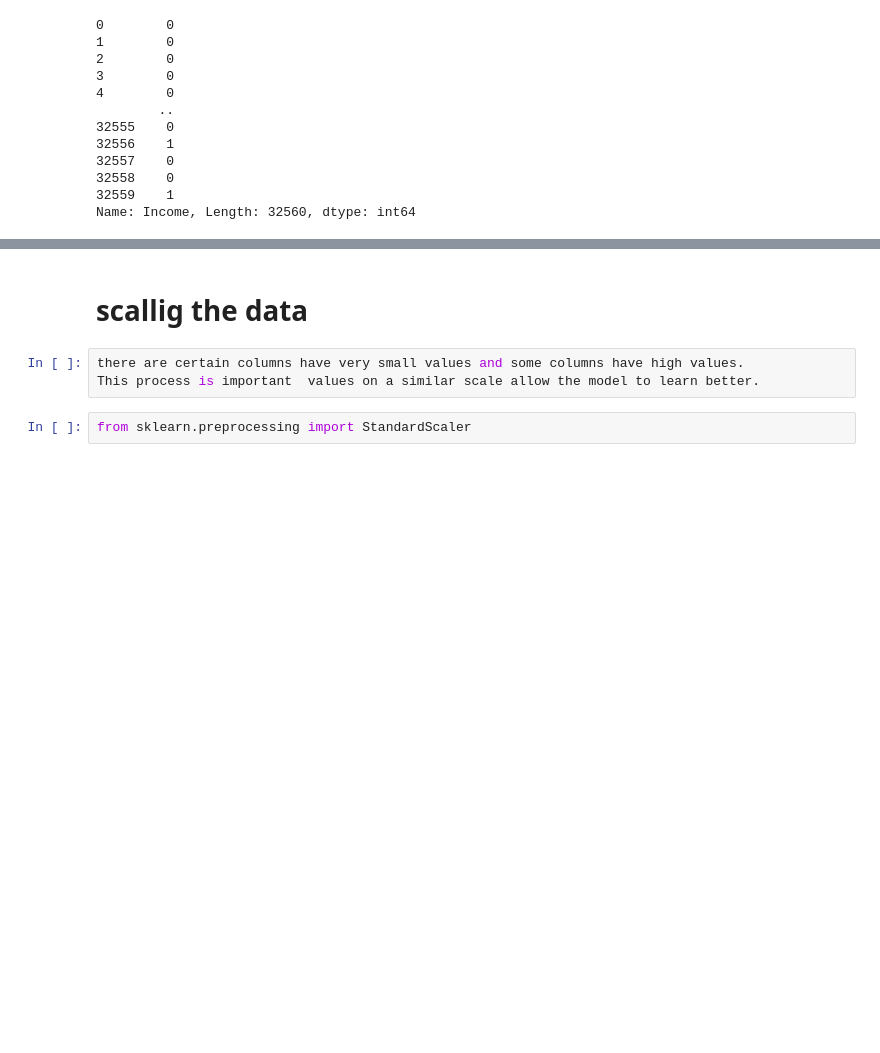
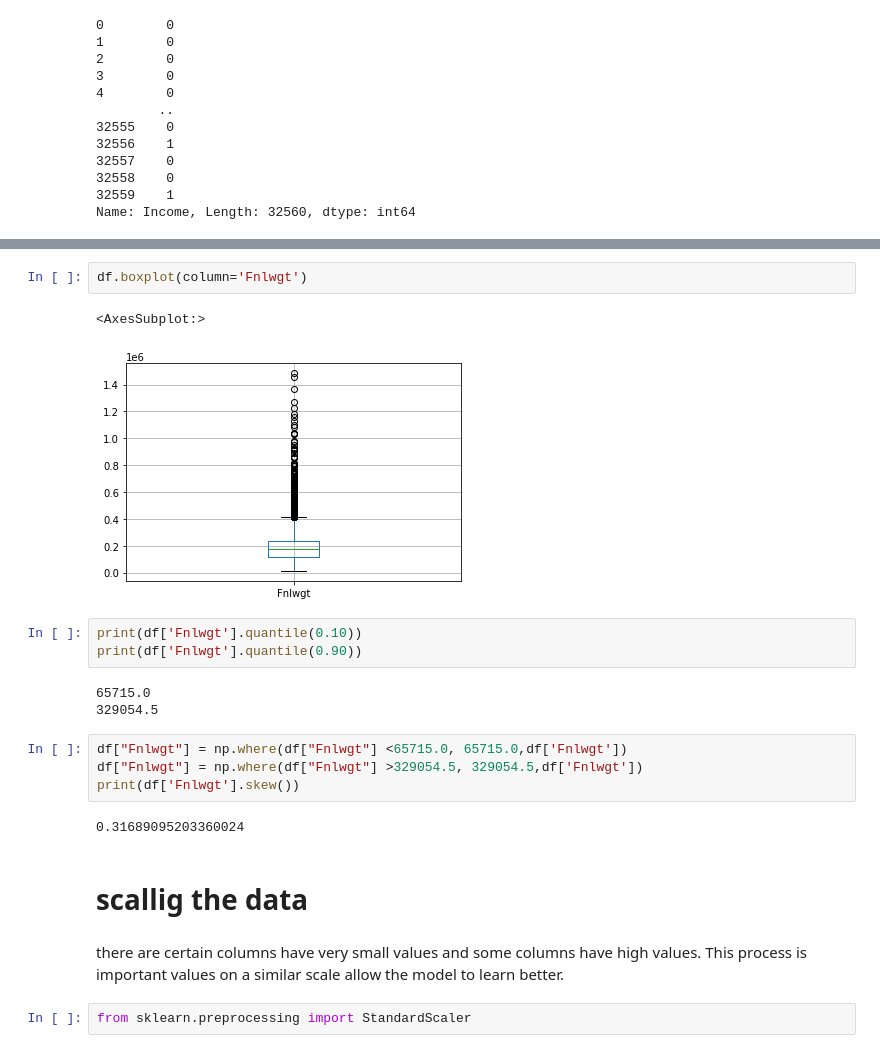
Before and after one commit to ruchita51/practice-projects, a Jupyter notebook: census.ipynb, the cells around one changed output, grey strips where cells are left out. Cells and saved outputs as stored; diff of their text form; blank space fills up the shorter version.

```diff
--- a/census.ipynb
+++ b/census.ipynb
@@ -802,8 +826,25 @@ Name: Income, Length: 32560, dtype: int64
+# %%
+df.boxplot(column='Fnlwgt')
+# %% [output]
+<AxesSubplot:>
+[figure, added]
+# %%
+print(df['Fnlwgt'].quantile(0.10))
+print(df['Fnlwgt'].quantile(0.90))
+# %% [output]
+65715.0
+329054.5
+# %%
+df["Fnlwgt"] = np.where(df["Fnlwgt"] <65715.0, 65715.0,df['Fnlwgt'])
+df["Fnlwgt"] = np.where(df["Fnlwgt"] >329054.5, 329054.5,df['Fnlwgt'])
+print(df['Fnlwgt'].skew())
+# %% [output]
+0.31689095203360024
 # %% [markdown]
 # scallig the data
-# %%
-there are certain columns have very small values and some columns have high values.
-This process is important  values on a similar scale allow the model to learn better.
+# %% [markdown]
+there are certain columns have very small values and some columns have high values.
+This process is important  values on a similar scale allow the model to learn better.
 # %%
 from sklearn.preprocessing import StandardScaler
 # %%
```
Also changed, not shown: parts of 13 cells of this notebook.
